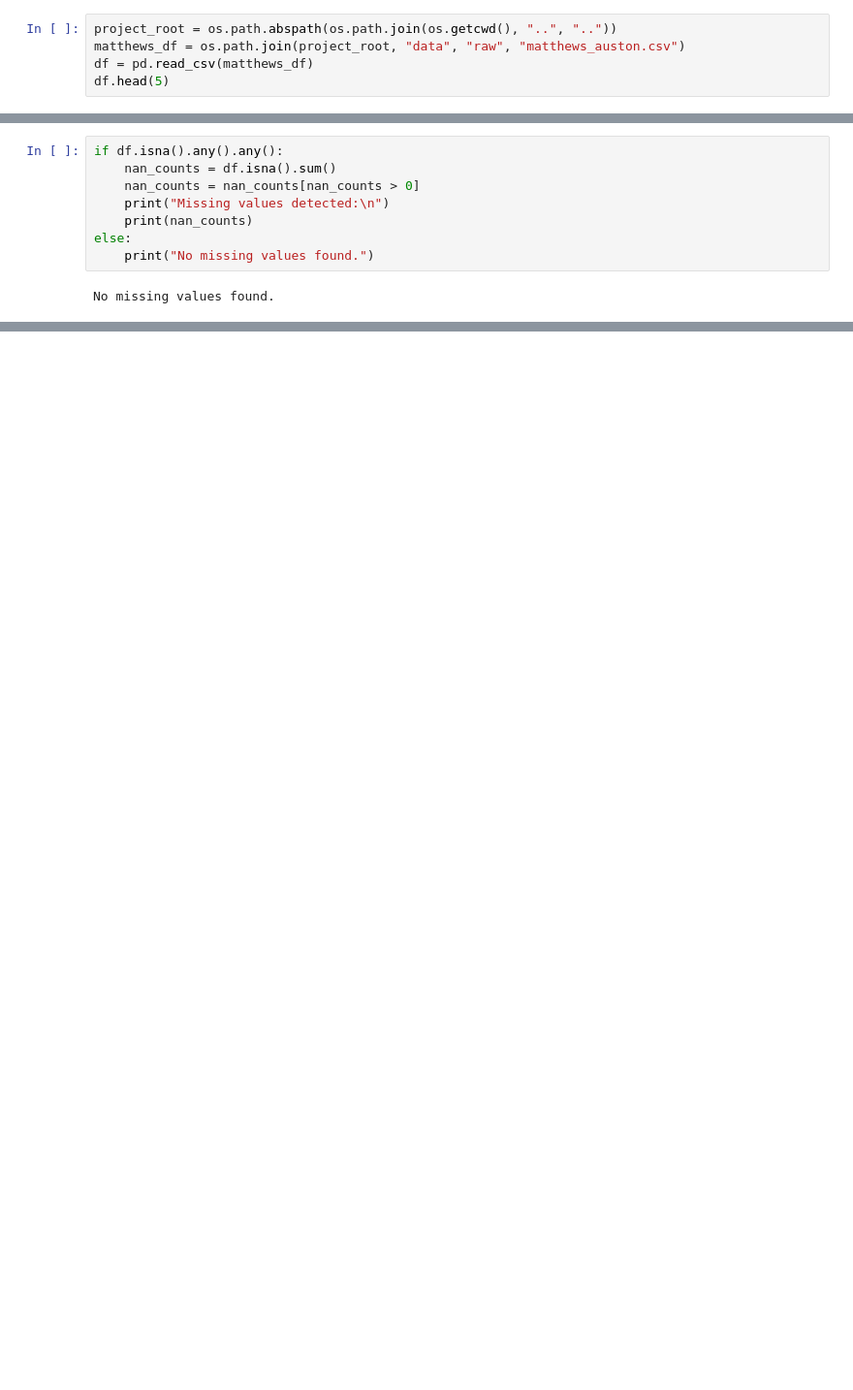
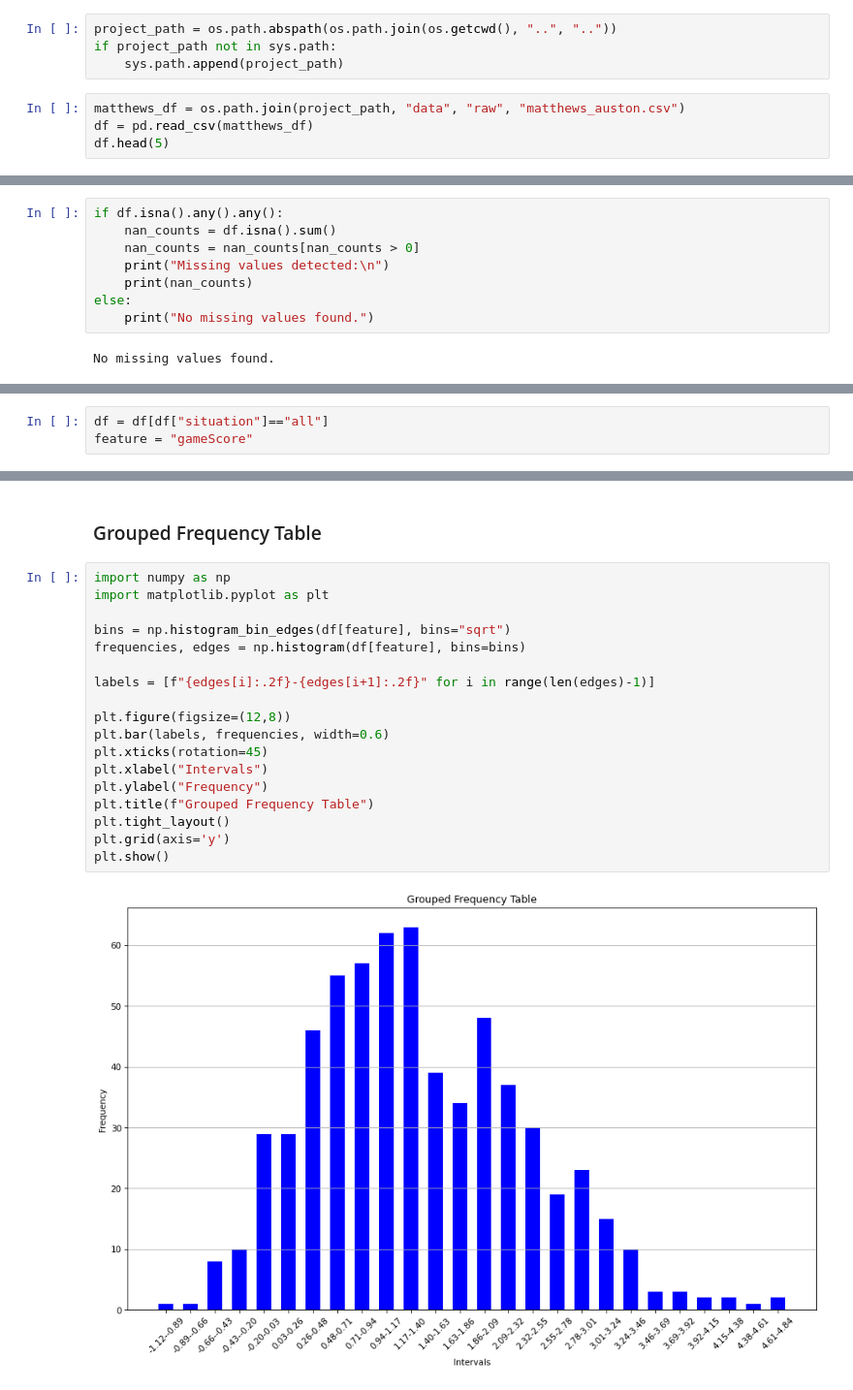
Before and after one commit to thedanicode24/moneypuck-data, a Jupyter notebook: notebooks/player/01_data-exploration.ipynb, the cells around one changed output, grey strips where cells are left out. Shown at 97% size. Cells and saved outputs as stored; diff of their text form; blank space fills up the shorter version.

```diff
--- a/notebooks/player/01_data-exploration.ipynb
+++ b/notebooks/player/01_data-exploration.ipynb
@@ -8,9 +8,12 @@ import sys
 import pandas as pd
 # %% [markdown]
 ### Import dataset
+# %%
+project_path = os.path.abspath(os.path.join(os.getcwd(), "..", ".."))
+if project_path not in sys.path:
+    sys.path.append(project_path)
 # %%
-project_root = os.path.abspath(os.path.join(os.getcwd(), "..", ".."))
-matthews_df = os.path.join(project_root, "data", "raw", "matthews_auston.csv")
+matthews_df = os.path.join(project_path, "data", "raw", "matthews_auston.csv")
 df = pd.read_csv(matthews_df)
 df.head(5)
 # %% [output]
@@ -47,0 +55,3 @@ No missing values found.
+# %%
+df = df[df["situation"]=="all"]
+feature = "gameScore"
@@ -47,0 +74,22 @@ No missing values found.
+# %% [markdown]
+### Grouped Frequency Table
+# %%
+import numpy as np
+import matplotlib.pyplot as plt
+
+bins = np.histogram_bin_edges(df[feature], bins="sqrt")
+frequencies, edges = np.histogram(df[feature], bins=bins)
+
+labels = [f"{edges[i]:.2f}-{edges[i+1]:.2f}" for i in range(len(edges)-1)]
+
+plt.figure(figsize=(12,8))
+plt.bar(labels, frequencies, width=0.6)
+plt.xticks(rotation=45)
+plt.xlabel("Intervals")
+plt.ylabel("Frequency")
+plt.title(f"Grouped Frequency Table")
+plt.tight_layout()
+plt.grid(axis='y')
+plt.show()
+# %% [output]
+[figure, added]
```
Also changed, not shown: parts of 7 cells of this notebook, 9 other files.
